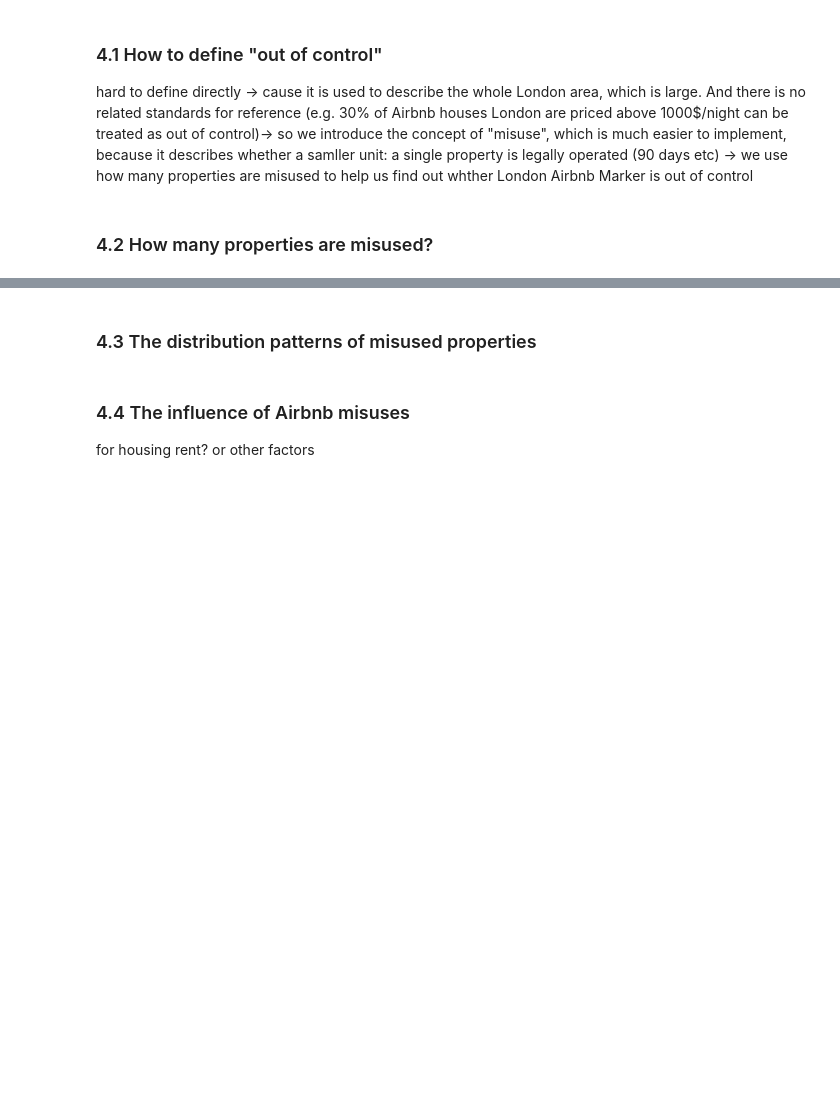
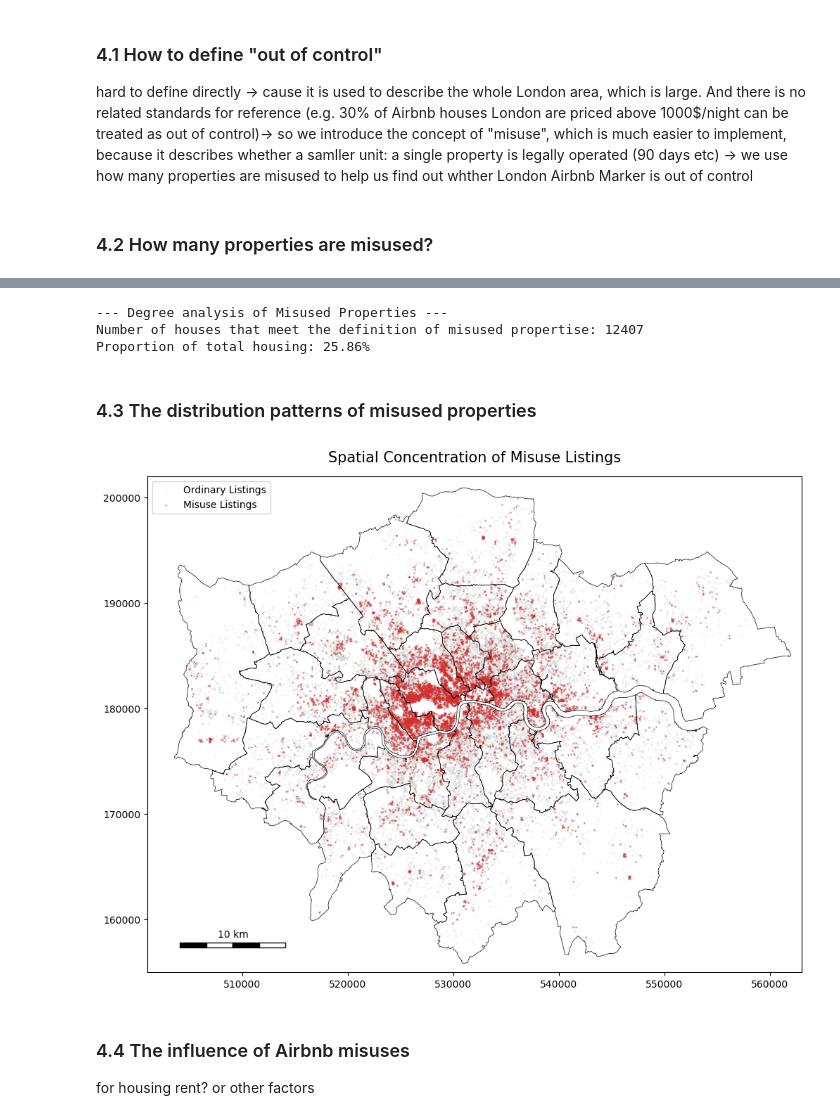
Before and after one commit to mixedmint/fsds_group, a Jupyter notebook: group_work.ipynb, the cells around one changed output, grey strips where cells are left out. Cells and saved outputs as stored; diff of their text form; code cells hidden in the pictures; blank space fills up the shorter version.

```diff
--- a/group_work.ipynb
+++ b/group_work.ipynb
@@ -763,5 +801,59 @@ we use how many properties are misused to help us find out whther London Airbnb
+# %%
+# Definition: Entire home + Availability > 180 + Host Listings >= 2
+
+# Filtering out Misused houses for preparing next calculations
+df_misuses = joined[
+    (joined['room_type'] == 'Entire home/apt') &
+    (joined['availability_365'] > 180) &
+    (joined['n_listings'] >= 2)
+].copy()
+
+n_misuses = len(df_misuses)
+share_misuses = (n_misuses / len(joined)) * 100
+
+print(f"--- Degree analysis of Misused Properties ---")
+print(f"Number of houses that meet the definition of misused propertise: {len(df_misuses)}")
+print(f"Proportion of total housing: {share_misuses:.2f}%")
+# %% [output]
+--- Degree analysis of Misused Properties ---
+Number of houses that meet the definition of misused propertise: 12407
+Proportion of total housing: 25.86%
 # %% [markdown]
 ### 4.3 The distribution patterns of misused properties
+# %%
+# Visualization: Spatial Agglomeration of Out-of-control Houses
+fig, ax = plt.subplots(figsize=(12, 10))
+
+# All listings
+joined.plot(ax=ax, markersize=1, color='lightgrey', alpha=0.3, label="Ordinary Listings", zorder=1)
+
+# Administrative boundary
+base_layer = boros.plot(
+    ax=ax,
+    edgecolor='black',
+    facecolor='none',
+    linewidth=0.5,
+    zorder=2)
+
+# Focus: misuse housings
+df_misuses.plot(
+    ax=ax,
+    markersize=0.8,
+    color='#D32F2F',
+    alpha=0.4,
+    label="Misuse Listings",
+    zorder=1
+)
+
+# Mapping
+ax.set_xlim(501000, 563000)
+ax.set_ylim(155000, 202000)
+ax.set_title("Spatial Concentration of Misuse Listings", fontsize=15, pad=15)
+ax.legend(loc="upper left")
+add_scalebar(ax, length=10000)
+plt.show()
+# %% [output]
+[figure, added]
 # %% [markdown]
 ### 4.4 The influence of Airbnb misuses
 for housing rent? or other factors
```
Also changed, not shown: parts of 12 cells of this notebook.
